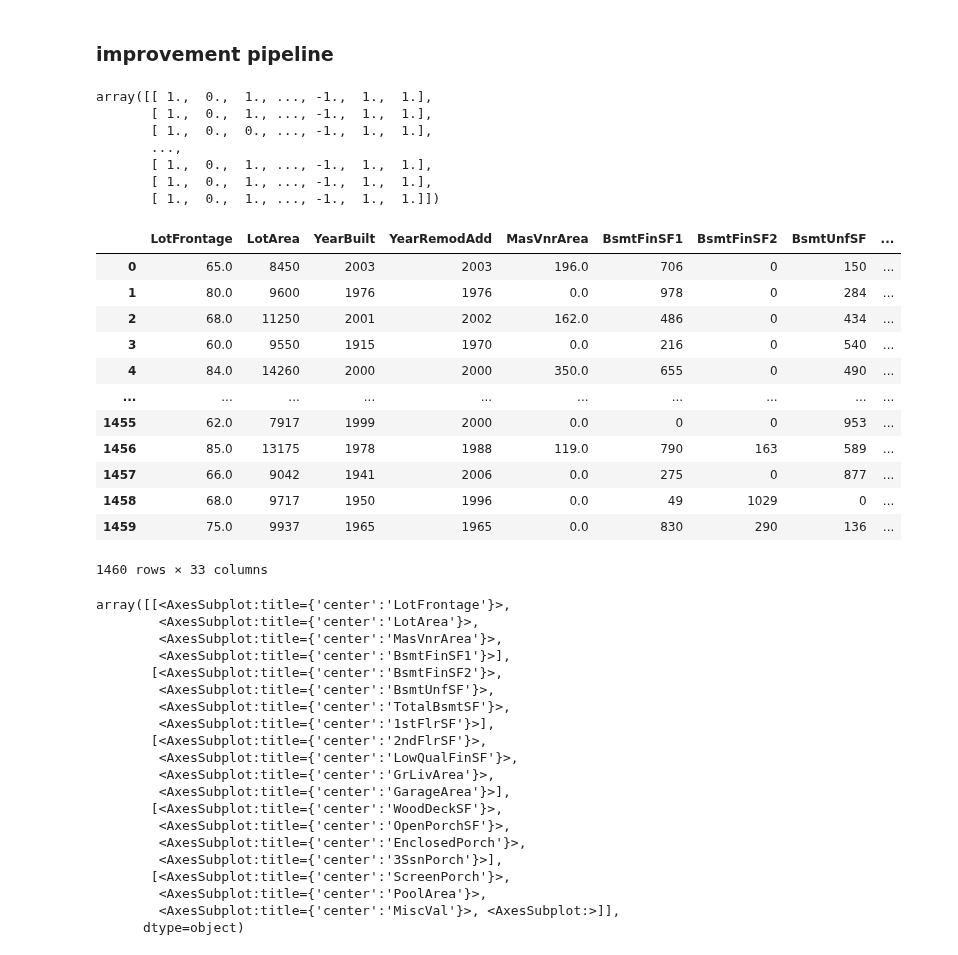
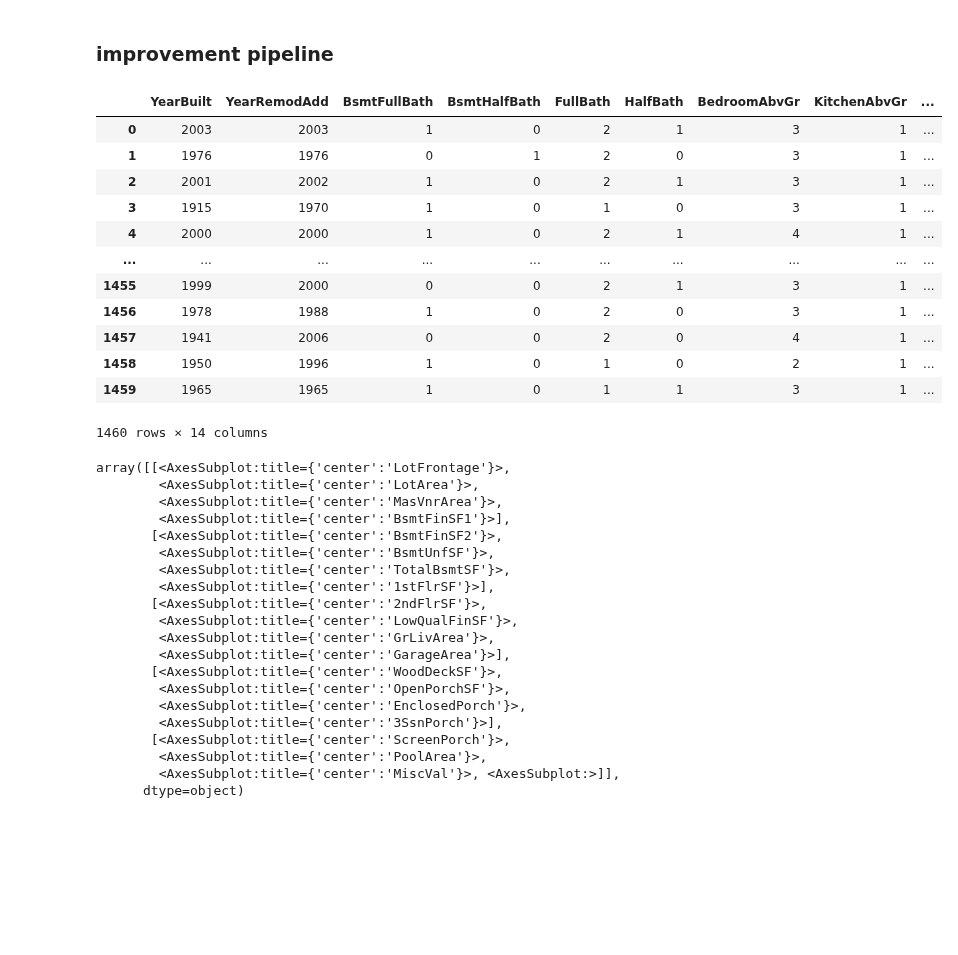
Before and after one commit to ashen007/HousePricePrediction, a Jupyter notebook: notebooks/v3/improvment.ipynb, the cells around one changed output. Cells and saved outputs as stored; diff of their text form; code cells hidden in the pictures; blank space fills up the shorter version.

Commit message:
full feature improve pipeline

```diff
--- a/notebooks/v3/improvment.ipynb
+++ b/notebooks/v3/improvment.ipynb
@@ -266,34 +266,26 @@ nominal_encode_pipeline = Pipeline([('select_nominal', FunctionTransformer(lambd
 ordinal_encode_pipeline = Pipeline([('select_ordinal', FunctionTransformer(lambda df: df[ordinal_columns])),
                                     ('encode', FunctionTransformer(lambda df: df.replace(order_map)))])
 
-encode_pipeline = FeatureUnion([('nominal', nominal_encode_pipeline),
-                                ('ordinal', ordinal_encode_pipeline)])
+continues_pipeline = Pipeline([('select_cont', FunctionTransformer(lambda df: df[continues_columns])),
+                               ('transformation', FunctionTransformer(lambda df: df.apply(np.log1p)))])
+
+discrete_pipeline = Pipeline([('select_discrete', FunctionTransformer(lambda df: df[discrete_columns]))])
 # %%
-encode_pipeline.fit_transform(house_data, y)
+discrete_pipeline.fit_transform(house_data, y)
 # %% [output]
+|  | YearBuilt | YearRemodAdd | BsmtFullBath | BsmtHalfBath | FullBath | HalfBath | BedroomAbvGr | KitchenAbvGr | ... |
+| 0 | 2003 | 2003 | 1 | 0 | 2 | 1 | 3 | 1 | ... |
+| 1 | 1976 | 1976 | 0 | 1 | 2 | 0 | 3 | 1 | ... |
+| 2 | 2001 | 2002 | 1 | 0 | 2 | 1 | 3 | 1 | ... |
+| 3 | 1915 | 1970 | 1 | 0 | 1 | 0 | 3 | 1 | ... |
+| 4 | 2000 | 2000 | 1 | 0 | 2 | 1 | 4 | 1 | ... |
+| ... | ... | ... | ... | ... | ... | ... | ... | ... | ... |
+| 1455 | 1999 | 2000 | 0 | 0 | 2 | 1 | 3 | 1 | ... |
+| 1456 | 1978 | 1988 | 1 | 0 | 2 | 0 | 3 | 1 | ... |
+| 1457 | 1941 | 2006 | 0 | 0 | 2 | 0 | 4 | 1 | ... |
+| 1458 | 1950 | 1996 | 1 | 0 | 1 | 0 | 2 | 1 | ... |
+| 1459 | 1965 | 1965 | 1 | 0 | 1 | 1 | 3 | 1 | ... |
-array([[ 1.,  0.,  1., ..., -1.,  1.,  1.],
-       [ 1.,  0.,  1., ..., -1.,  1.,  1.],
-       [ 1.,  0.,  0., ..., -1.,  1.,  1.],
-       ...,
-       [ 1.,  0.,  1., ..., -1.,  1.,  1.],
-       [ 1.,  0.,  1., ..., -1.,  1.,  1.],
-       [ 1.,  0.,  1., ..., -1.,  1.,  1.]])
+1460 rows × 14 columns
-# %%
-house_data.drop(nominal_columns + ordinal_columns, axis=1)
-# %% [output]
-|  | LotFrontage | LotArea | YearBuilt | YearRemodAdd | MasVnrArea | BsmtFinSF1 | BsmtFinSF2 | BsmtUnfSF | ... |
-| 0 | 65.0 | 8450 | 2003 | 2003 | 196.0 | 706 | 0 | 150 | ... |
-| 1 | 80.0 | 9600 | 1976 | 1976 | 0.0 | 978 | 0 | 284 | ... |
-| 2 | 68.0 | 11250 | 2001 | 2002 | 162.0 | 486 | 0 | 434 | ... |
-| 3 | 60.0 | 9550 | 1915 | 1970 | 0.0 | 216 | 0 | 540 | ... |
-| 4 | 84.0 | 14260 | 2000 | 2000 | 350.0 | 655 | 0 | 490 | ... |
-| ... | ... | ... | ... | ... | ... | ... | ... | ... | ... |
-| 1455 | 62.0 | 7917 | 1999 | 2000 | 0.0 | 0 | 0 | 953 | ... |
-| 1456 | 85.0 | 13175 | 1978 | 1988 | 119.0 | 790 | 163 | 589 | ... |
-| 1457 | 66.0 | 9042 | 1941 | 2006 | 0.0 | 275 | 0 | 877 | ... |
-| 1458 | 68.0 | 9717 | 1950 | 1996 | 0.0 | 49 | 1029 | 0 | ... |
-| 1459 | 75.0 | 9937 | 1965 | 1965 | 0.0 | 830 | 290 | 136 | ... |
-1460 rows × 33 columns
 # %%
 house_data[continues_columns].hist(figsize=[24, 20],
                                    bins=11)
```
Also changed, not shown: 1 other file.
